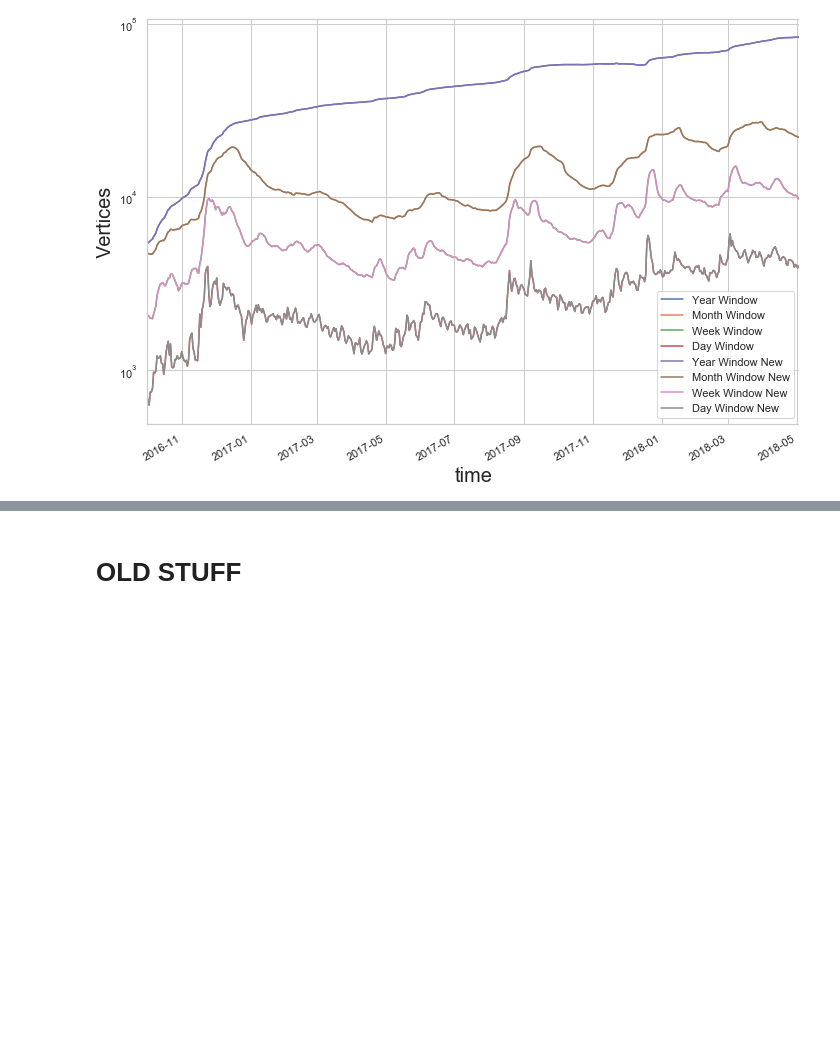
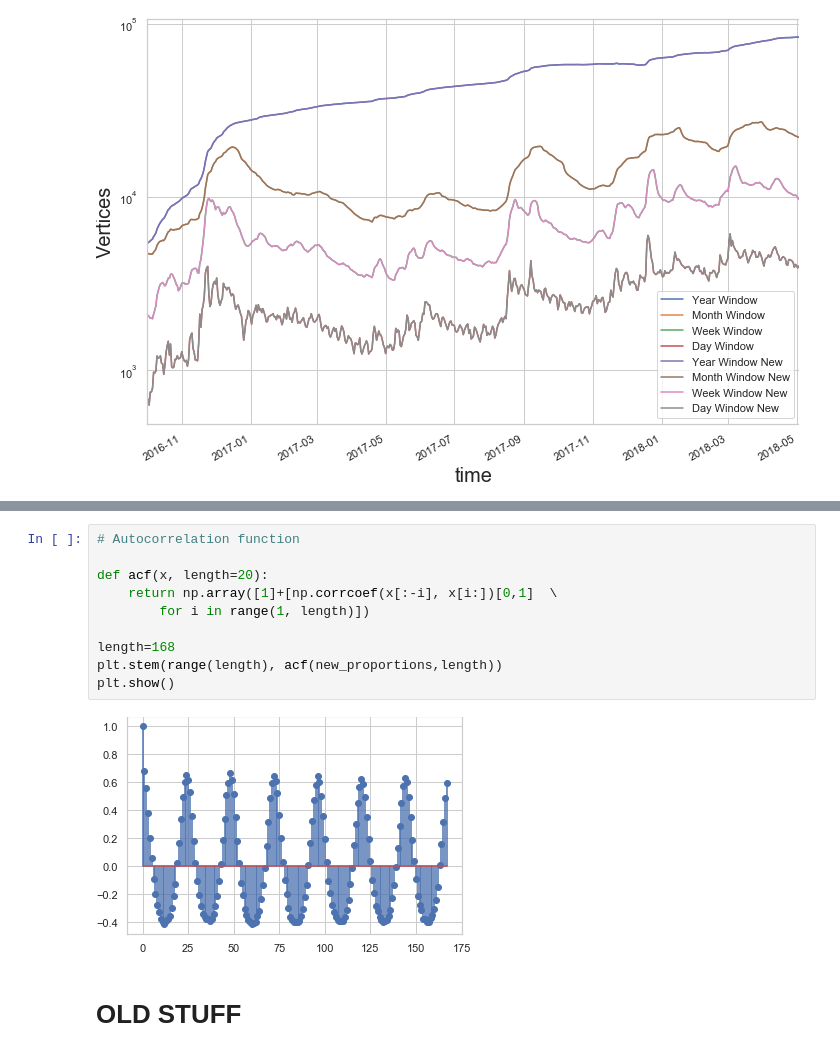
Before and after one commit to miratepuffin/Raphtory-Plots, a Jupyter notebook: Gab Plots.ipynb, the cells around one changed output, grey strips where cells are left out. Drawn from its saved outputs; the diff is of its cells as text; blank space fills up the shorter version.

```diff
--- a/Gab Plots.ipynb
+++ b/Gab Plots.ipynb
@@ -620,3 +723,15 @@ Index: []
+# %%
+# Autocorrelation function
+
+def acf(x, length=20):
+    return np.array([1]+[np.corrcoef(x[:-i], x[i:])[0,1]  \
+        for i in range(1, length)])
+
+length=168
+plt.stem(range(length), acf(new_proportions,length))
+plt.show()
+# %% [output]
+[figure, added]
 # %% [markdown]
 # OLD STUFF
 # %%
```
Also changed, not shown: parts of 6 cells of this notebook, 12 other files.
